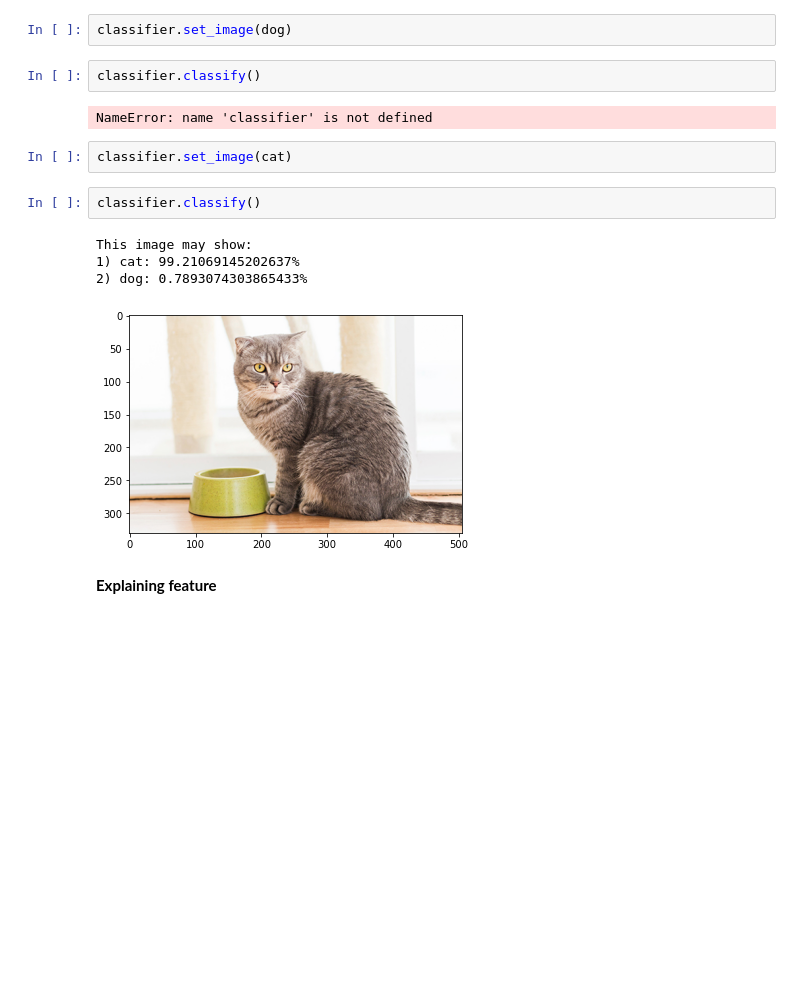
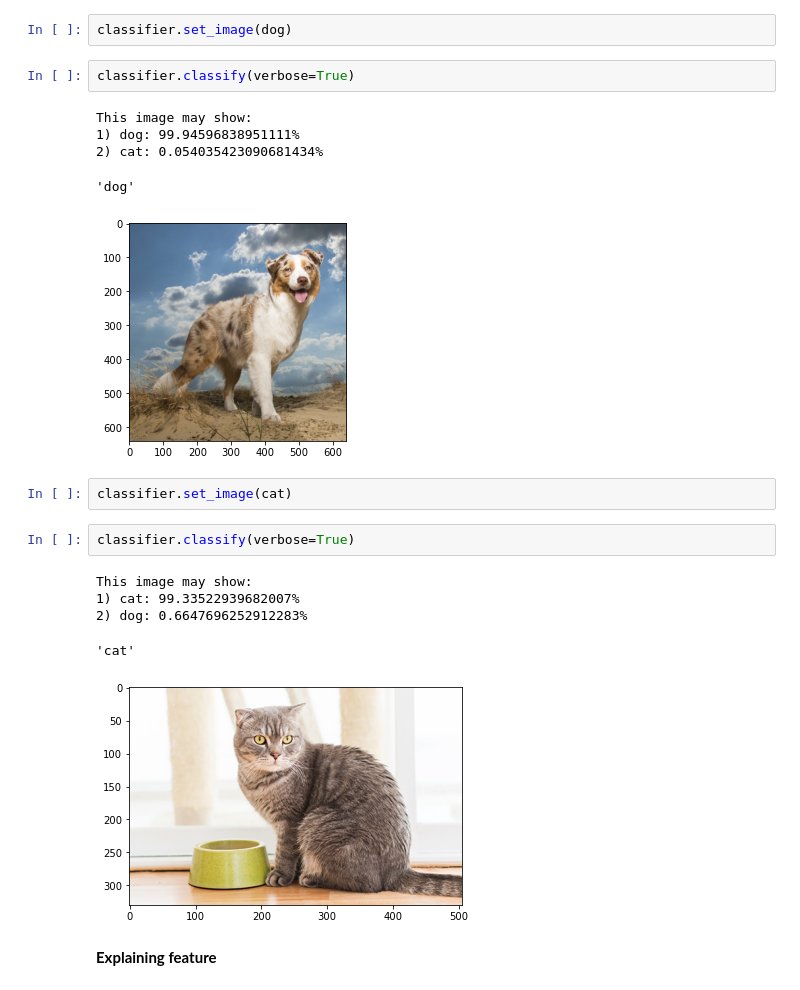
Before and after one commit to Idriss-Malek/MAP583_Projet_CLIP, a Jupyter notebook: tutos/tuto_classification.ipynb, the cells around one changed output. Cells and saved outputs as stored; diff of their text form; blank space fills up the shorter version.

```diff
--- a/tutos/tuto_classification.ipynb
+++ b/tutos/tuto_classification.ipynb
@@ -24,17 +20,22 @@ cat=Image.open("cat.jpg")
 # %%
 classifier.set_image(dog)
 # %%
-classifier.classify()
+classifier.classify(verbose=True)
 # %% [output]
-NameError: name 'classifier' is not defined
+This image may show:
+1) dog: 99.94596838951111%
+2) cat: 0.054035423090681434%
+'dog'
+[figure, added]
 # %%
 classifier.set_image(cat)
 # %%
-classifier.classify()
+classifier.classify(verbose=True)
 # %% [output]
 This image may show:
-1) cat: 99.21069145202637%
-2) dog: 0.7893074303865433%
+1) cat: 99.33522939682007%
+2) dog: 0.6647696252912283%
+'cat'
 [figure]
 # %% [markdown]
 **Explaining feature**
```
Also changed, not shown: parts of 4 cells of this notebook, 6 other files.
